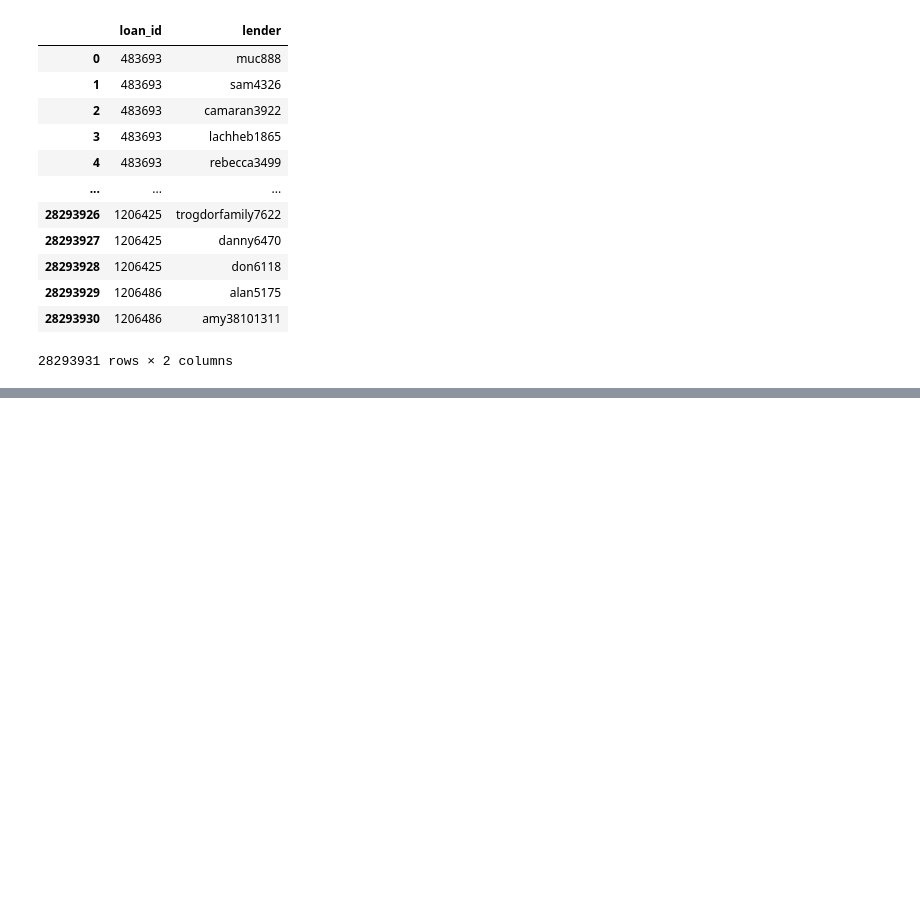
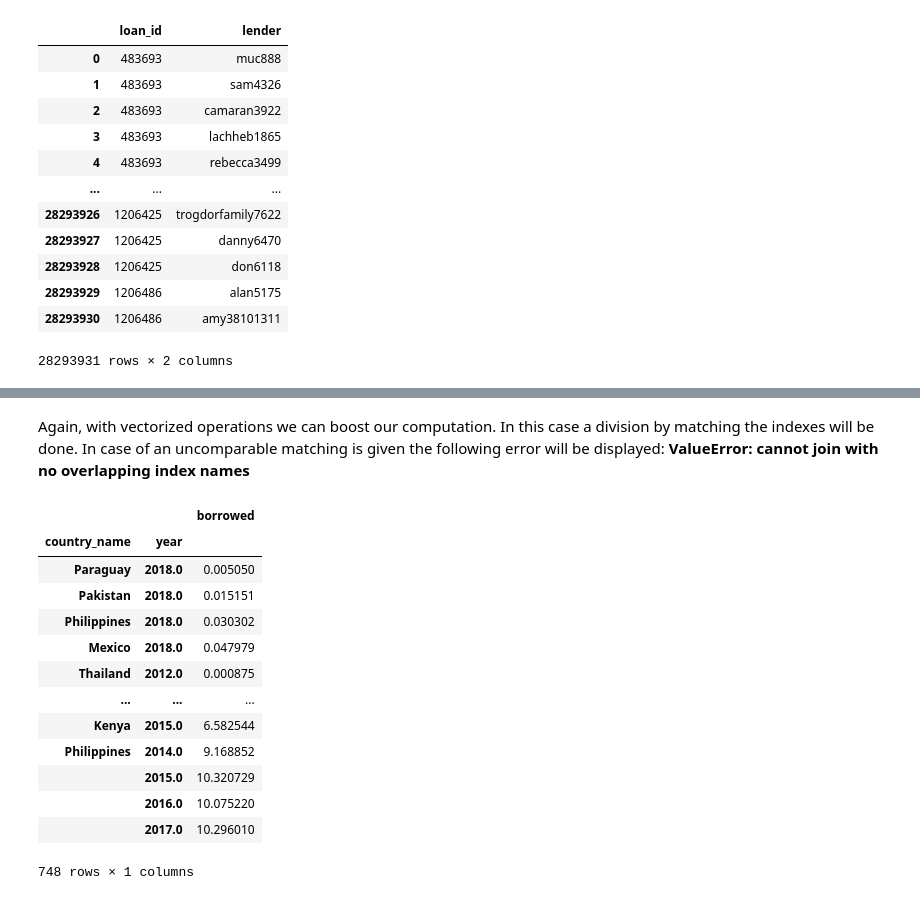
Before and after one commit to kayne87/FoCS, a Jupyter notebook: FoCS.ipynb, the cells around one changed output, grey strips where cells are left out. Cells and saved outputs as stored; diff of their text form; code cells hidden in the pictures; blank space fills up the shorter version.

```diff
--- a/FoCS.ipynb
+++ b/FoCS.ipynb
@@ -72,0 +232,3 @@ df_loan_lenders
+# %%
+overall_years = df_loans_year.groupby(['year']).sum()
+overall_years
@@ -72,0 +252,21 @@ df_loan_lenders
+# %% [markdown]
+Again, with vectorized operations we can boost our computation. In this case a division by matching the indexes will be done.
+In case of an uncomparable matching is given the following error will be displayed: **ValueError: cannot join with no overlapping index names**
+# %%
+df_countries_borrowed_year = df_countries_borrowed_year / overall_years * 100
+df_countries_borrowed_year
+# %% [output]
+|  |  | borrowed |
+| country_name | year |  |
+| Paraguay | 2018.0 | 0.005050 |
+| Pakistan | 2018.0 | 0.015151 |
+| Philippines | 2018.0 | 0.030302 |
+| Mexico | 2018.0 | 0.047979 |
+| Thailand | 2012.0 | 0.000875 |
+| ... | ... | ... |
+| Kenya | 2015.0 | 6.582544 |
+| Philippines | 2014.0 | 9.168852 |
+|  | 2015.0 | 10.320729 |
+|  | 2016.0 | 10.075220 |
+|  | 2017.0 | 10.296010 |
+748 rows × 1 columns
```
Also changed, not shown: parts of 21 cells of this notebook.
